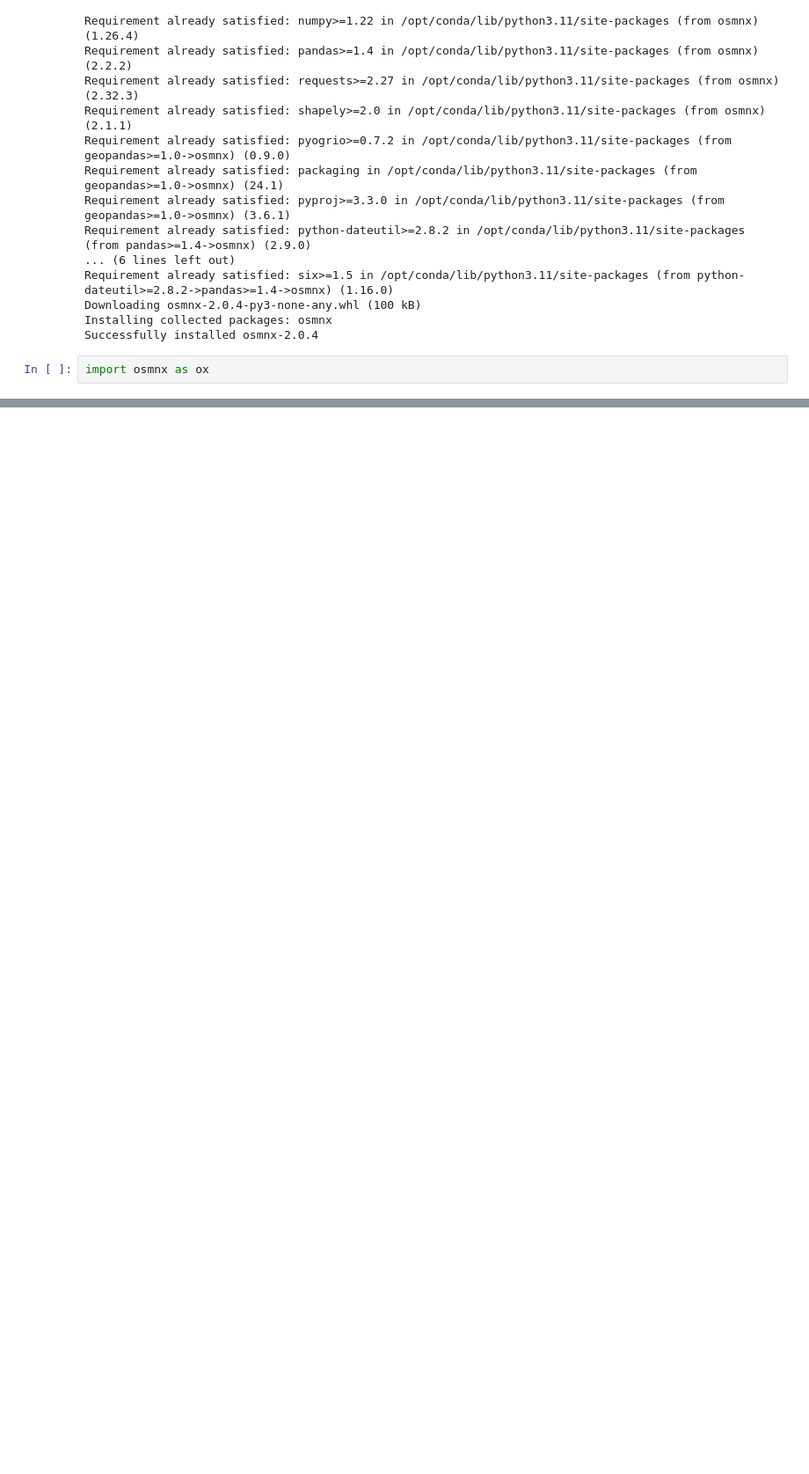
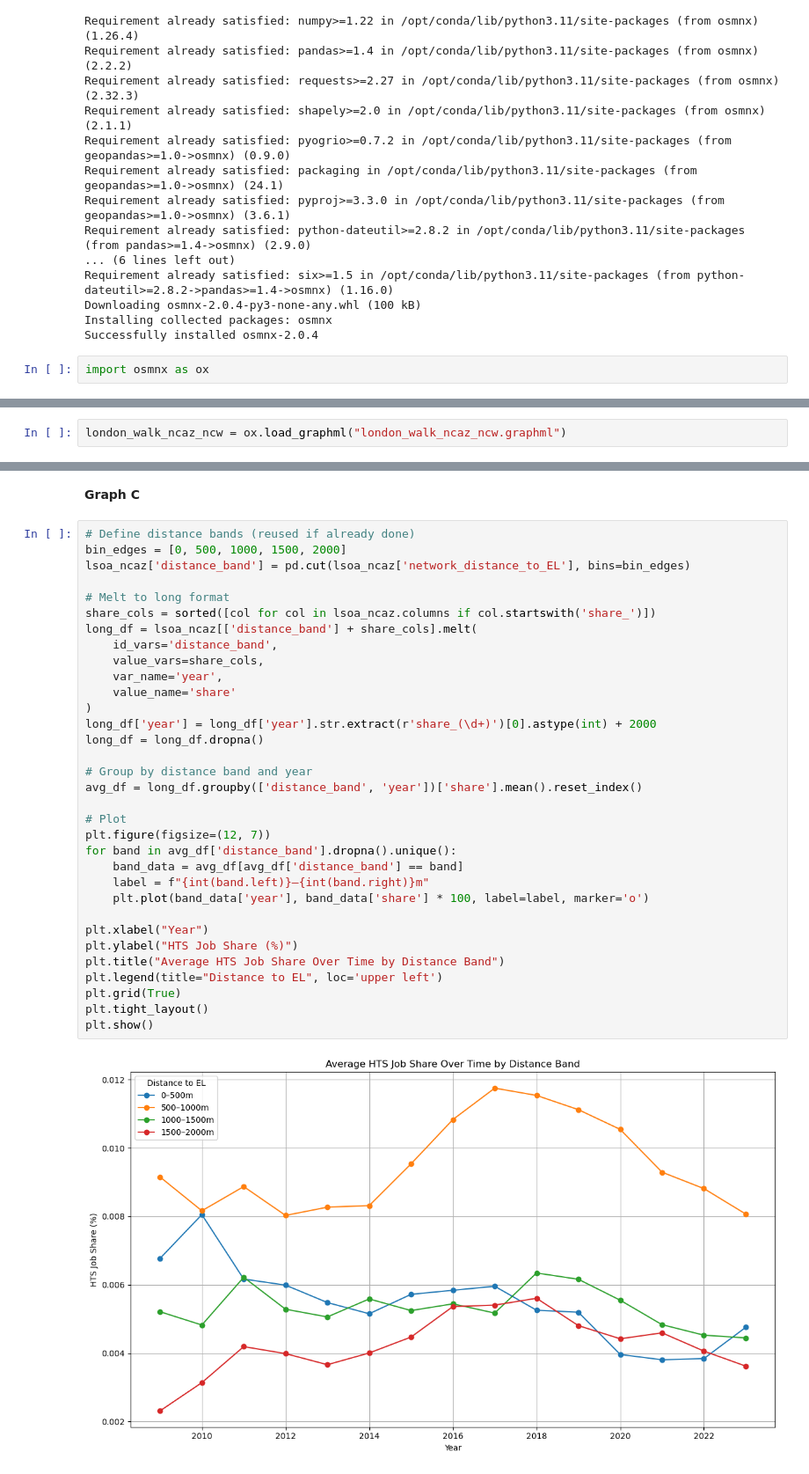
Before and after one commit to hanxiang270/Dissertation, a Jupyter notebook: HTS.ipynb, the cells around one changed output, grey strips where cells are left out. Shown at 88% size. Cells and saved outputs as stored; diff of their text form; blank space fills up the shorter version.

```diff
--- a/HTS.ipynb
+++ b/HTS.ipynb
@@ -1593,0 +1493,2 @@ NameError: name 'lsoa_ncaz' is not defined
+# %%
+london_walk_ncaz_ncw = ox.load_graphml("london_walk_ncaz_ncw.graphml")
@@ -1593,0 +1588,37 @@ NameError: name 'lsoa_ncaz' is not defined
+# %% [markdown]
+**Graph C**
+# %%
+# Define distance bands (reused if already done)
+bin_edges = [0, 500, 1000, 1500, 2000]
+lsoa_ncaz['distance_band'] = pd.cut(lsoa_ncaz['network_distance_to_EL'], bins=bin_edges)
+
+# Melt to long format
+share_cols = sorted([col for col in lsoa_ncaz.columns if col.startswith('share_')])
+long_df = lsoa_ncaz[['distance_band'] + share_cols].melt(
+    id_vars='distance_band',
+    value_vars=share_cols,
+    var_name='year',
+    value_name='share'
+)
+long_df['year'] = long_df['year'].str.extract(r'share_(\d+)')[0].astype(int) + 2000
+long_df = long_df.dropna()
+
+# Group by distance band and year
+avg_df = long_df.groupby(['distance_band', 'year'])['share'].mean().reset_index()
+
+# Plot
+plt.figure(figsize=(12, 7))
+for band in avg_df['distance_band'].dropna().unique():
+    band_data = avg_df[avg_df['distance_band'] == band]
+    label = f"{int(band.left)}–{int(band.right)}m"
+    plt.plot(band_data['year'], band_data['share'] * 100, label=label, marker='o')
+
+plt.xlabel("Year")
+plt.ylabel("HTS Job Share (%)")
+plt.title("Average HTS Job Share Over Time by Distance Band")
+plt.legend(title="Distance to EL", loc='upper left')
+plt.grid(True)
+plt.tight_layout()
+plt.show()
+# %% [output]
+[figure, added]
```
Also changed, not shown: parts of 46 cells of this notebook, 1 other file.
